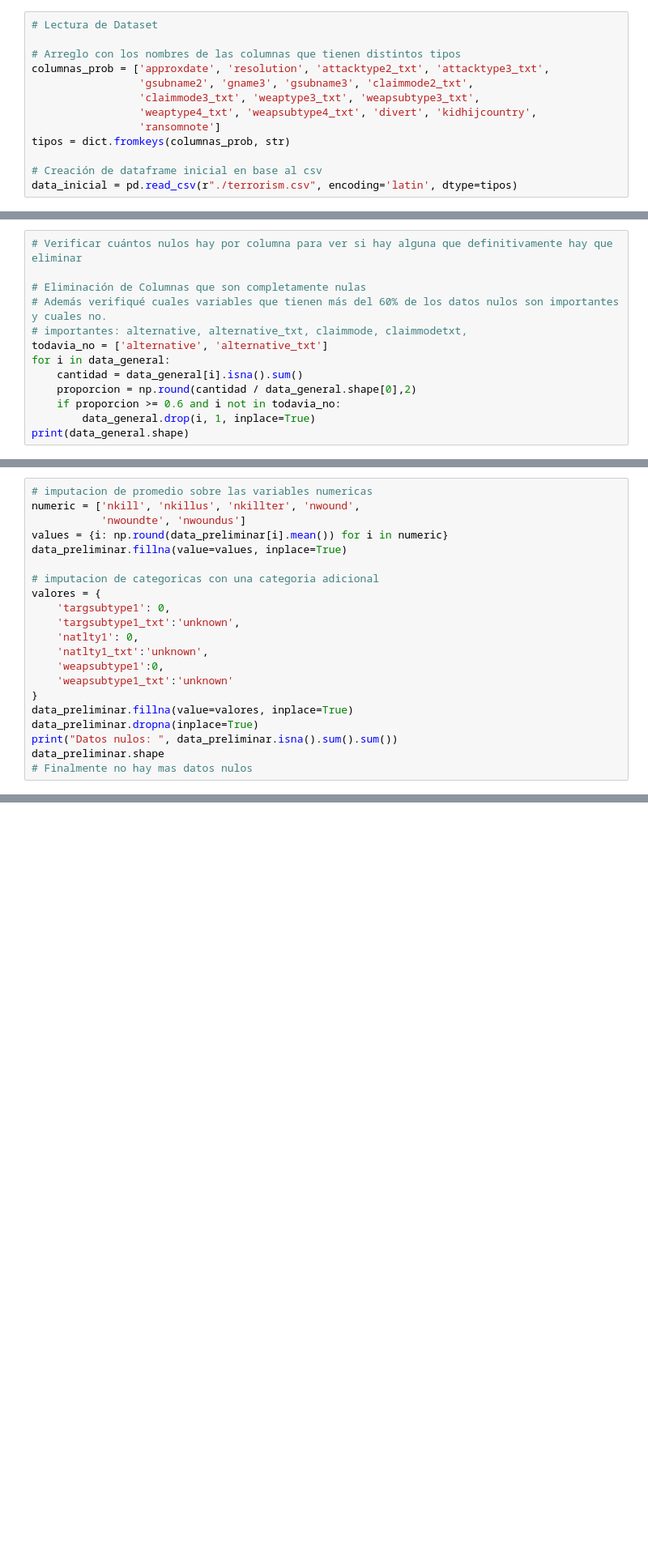
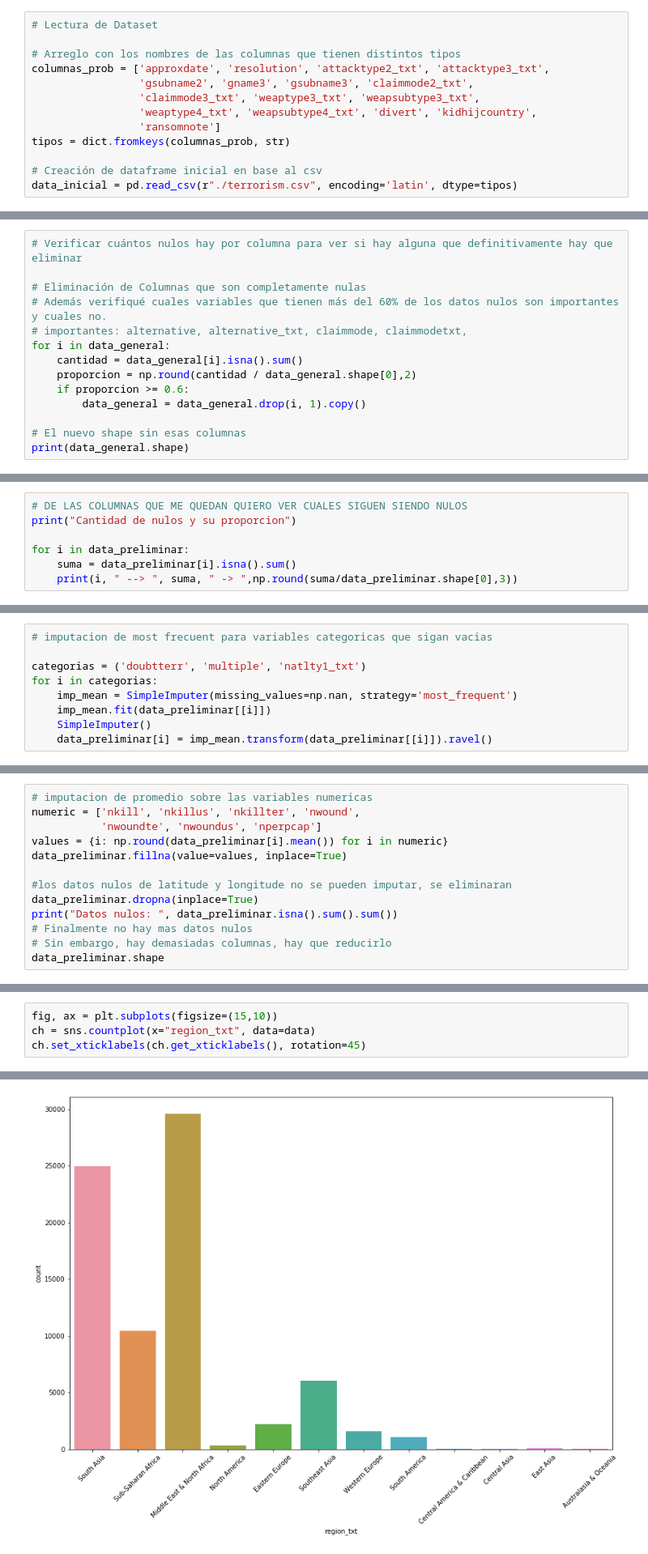
Before and after one commit to JoseGuzmanZamora/TerrorismDataAnalysis, a Jupyter notebook: terrorismoanalisis.ipynb, the cells around one changed output, grey strips where cells are left out. Shown: that part at 81% size. Cells and saved outputs as stored; diff of their text form; blank space fills up the shorter version.

Commit message:
cambios de visualizacion

```diff
--- a/terrorismoanalisis.ipynb
+++ b/terrorismoanalisis.ipynb
@@ -37,11 +81,12 @@ data_general.shape
 # Eliminación de Columnas que son completamente nulas
 # Además verifiqué cuales variables que tienen más del 60% de los datos nulos son importantes y cuales no.
 # importantes: alternative, alternative_txt, claimmode, claimmodetxt,
-todavia_no = ['alternative', 'alternative_txt']
 for i in data_general:
     cantidad = data_general[i].isna().sum()
     proporcion = np.round(cantidad / data_general.shape[0],2)
-    if proporcion >= 0.6 and i not in todavia_no:
-        data_general.drop(i, 1, inplace=True)
+    if proporcion >= 0.6:
+        data_general = data_general.drop(i, 1).copy()
+
+# El nuevo shape sin esas columnas
 print(data_general.shape)
 # %% [output]
@@ -65,0 +129,7 @@ data_preliminar.loc[data_preliminar['alternative'].isna()] = 0
+# %%
+# DE LAS COLUMNAS QUE ME QUEDAN QUIERO VER CUALES SIGUEN SIENDO NULOS
+print("Cantidad de nulos y su proporcion")
+
+for i in data_preliminar:
+    suma = data_preliminar[i].isna().sum()
+    print(i, " --> ", suma, " -> ",np.round(suma/data_preliminar.shape[0],3))
@@ -66,3 +154,12 @@ data_preliminar.loc[data_preliminar['alternative'].isna()] = 0
+# %%
+# imputacion de most frecuent para variables categoricas que sigan vacias
+
+categorias = ('doubtterr', 'multiple', 'natlty1_txt')
+for i in categorias:
+    imp_mean = SimpleImputer(missing_values=np.nan, strategy='most_frequent')
+    imp_mean.fit(data_preliminar[[i]])
+    SimpleImputer()
+    data_preliminar[i] = imp_mean.transform(data_preliminar[[i]]).ravel()
 # %%
 data_preliminar.isna().sum()
 # %% [output]
@@ -86,23 +183,15 @@ dtype: int64
 # %%
 # imputacion de promedio sobre las variables numericas
 numeric = ['nkill', 'nkillus', 'nkillter', 'nwound',
-           'nwoundte', 'nwoundus']
+           'nwoundte', 'nwoundus', 'nperpcap']
 values = {i: np.round(data_preliminar[i].mean()) for i in numeric}
 data_preliminar.fillna(value=values, inplace=True)
 
-# imputacion de categoricas con una categoria adicional
-valores = {
-    'targsubtype1': 0,
-    'targsubtype1_txt':'unknown',
-    'natlty1': 0,
-    'natlty1_txt':'unknown',
-    'weapsubtype1':0,
-    'weapsubtype1_txt':'unknown'
-}
-data_preliminar.fillna(value=valores, inplace=True)
+#los datos nulos de latitude y longitude no se pueden imputar, se eliminaran
 data_preliminar.dropna(inplace=True)
 print("Datos nulos: ", data_preliminar.isna().sum().sum())
+# Finalmente no hay mas datos nulos
+# Sin embargo, hay demasiadas columnas, hay que reducirlo
 data_preliminar.shape
-# Finalmente no hay mas datos nulos
 # %% [output]
 Datos nulos:  0
@@ -134,0 +341,5 @@ INT_ANY  ->  3
+# %%
+fig, ax = plt.subplots(figsize=(15,10))
+ch = sns.countplot(x="region_txt", data=data)
+ch.set_xticklabels(ch.get_xticklabels(), rotation=45)
+# %% [output]
@@ -134,0 +358 @@ INT_ANY  ->  3
+[figure, added]
```
Also changed, not shown: parts of 31 cells of this notebook, 7 other files.
